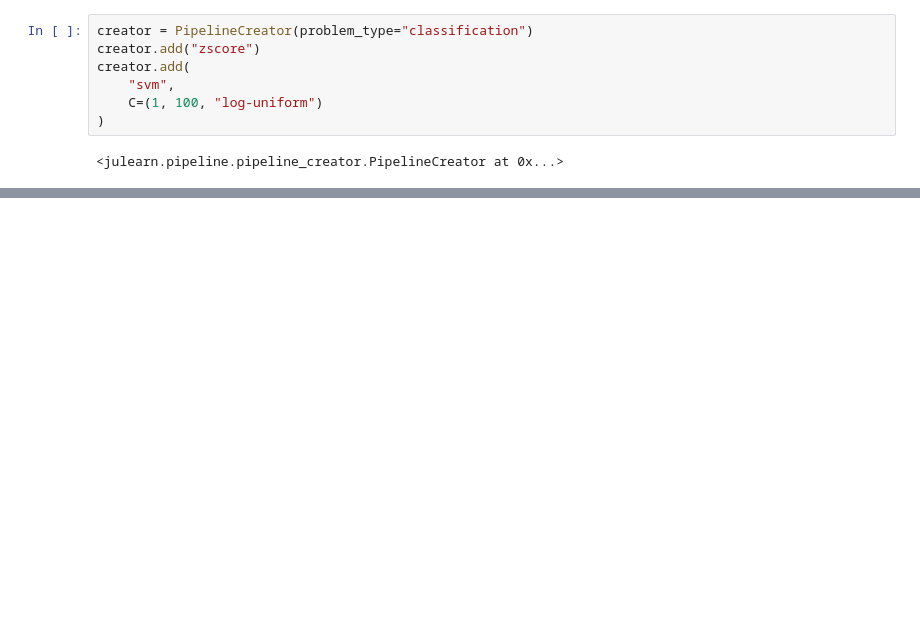
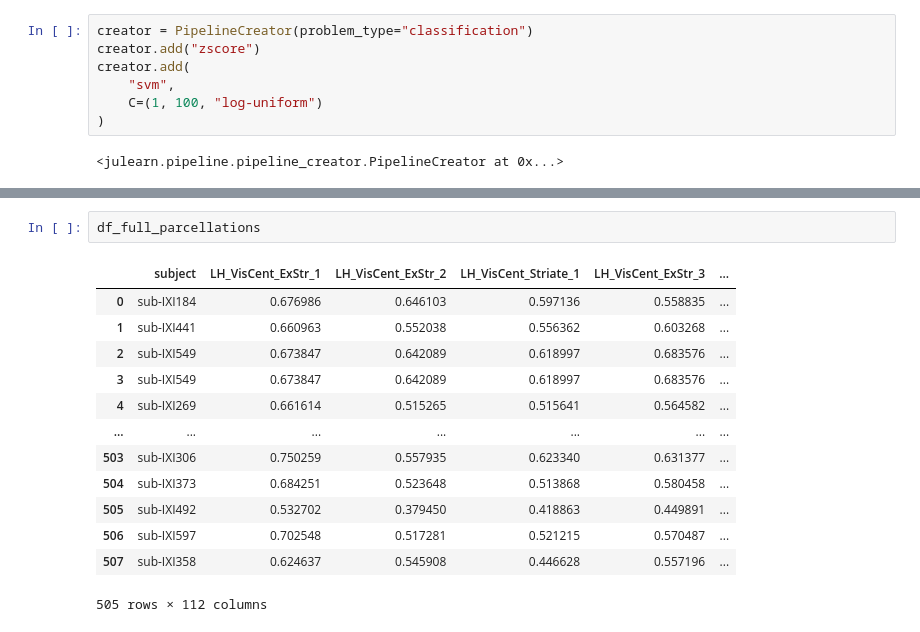
Before and after one commit to Cup-cake-lover/Julearn_predictions, a Jupyter notebook: IXI_sexpreds.ipynb, the cells around one changed output, grey strips where cells are left out. Cells and saved outputs as stored; diff of their text form; blank space fills up the shorter version.

```diff
--- a/IXI_sexpreds.ipynb
+++ b/IXI_sexpreds.ipynb
@@ -91,0 +147,16 @@ BokehModel(combine_events=True, render_bundle={'docs_json': {'a2679213-2949-445a
+# %%
+df_full_parcellations
+# %% [output]
+|  | subject | LH_VisCent_ExStr_1 | LH_VisCent_ExStr_2 | LH_VisCent_Striate_1 | LH_VisCent_ExStr_3 | ... |
+| 0 | sub-IXI184 | 0.676986 | 0.646103 | 0.597136 | 0.558835 | ... |
+| 1 | sub-IXI441 | 0.660963 | 0.552038 | 0.556362 | 0.603268 | ... |
+| 2 | sub-IXI549 | 0.673847 | 0.642089 | 0.618997 | 0.683576 | ... |
+| 3 | sub-IXI549 | 0.673847 | 0.642089 | 0.618997 | 0.683576 | ... |
+| 4 | sub-IXI269 | 0.661614 | 0.515265 | 0.515641 | 0.564582 | ... |
+| ... | ... | ... | ... | ... | ... | ... |
+| 503 | sub-IXI306 | 0.750259 | 0.557935 | 0.623340 | 0.631377 | ... |
+| 504 | sub-IXI373 | 0.684251 | 0.523648 | 0.513868 | 0.580458 | ... |
+| 505 | sub-IXI492 | 0.532702 | 0.379450 | 0.418863 | 0.449891 | ... |
+| 506 | sub-IXI597 | 0.702548 | 0.517281 | 0.521215 | 0.570487 | ... |
+| 507 | sub-IXI358 | 0.624637 | 0.545908 | 0.446628 | 0.557196 | ... |
+505 rows × 112 columns
```
Also changed, not shown: parts of 10 cells of this notebook.
